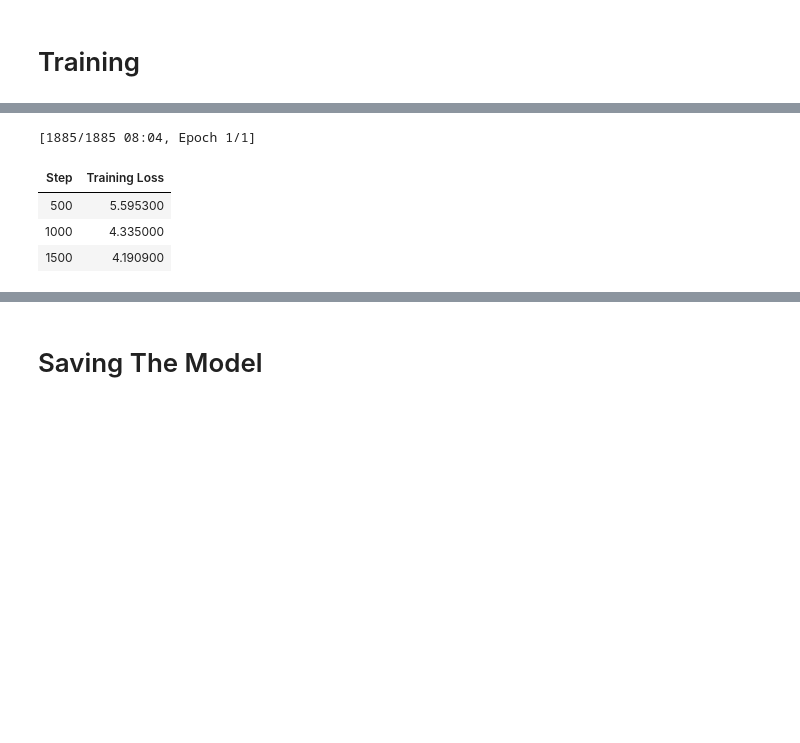
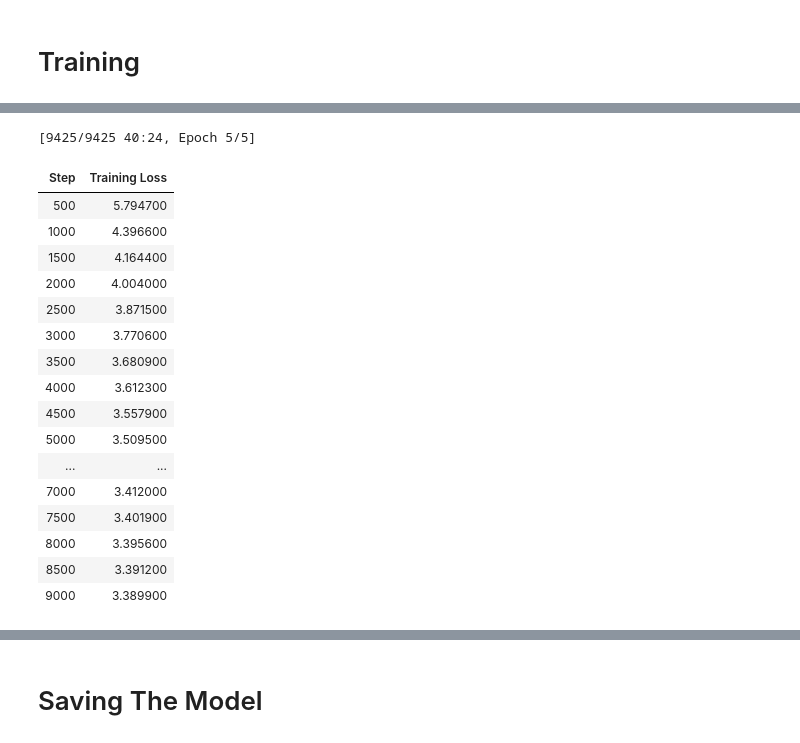
Before and after one commit to GustavoHCruz/CodingDNATransformers, a Jupyter notebook: src/main-tran-t5.ipynb, the cells around one changed output, grey strips where cells are left out. Drawn from its saved outputs; the diff is of its cells as text; code cells hidden in the pictures; blank space fills up the shorter version.

```diff
--- a/src/main-tran-t5.ipynb
+++ b/src/main-tran-t5.ipynb
@@ -96,10 +96,10 @@ Test Dataset Len: 3174
 llm.train(
   dataset=train_dataset,
   params=TrainParams(
-    epochs=1,
+    epochs=5,
     batch_size=16,
     gradient_accumulation=1,
-    lr=5e-5,
+    lr=4e-5,
     logging_steps=500
 	)
 )
@@ -110,5 +110,18 @@ llm.train(
-[1885/1885 08:04, Epoch 1/1]
+[9425/9425 40:24, Epoch 5/5]
 | Step | Training Loss |
-| 500 | 5.595300 |
-| 1000 | 4.335000 |
-| 1500 | 4.190900 |
+| 500 | 5.794700 |
+| 1000 | 4.396600 |
+| 1500 | 4.164400 |
+| 2000 | 4.004000 |
+| 2500 | 3.871500 |
+| 3000 | 3.770600 |
+| 3500 | 3.680900 |
+| 4000 | 3.612300 |
+| 4500 | 3.557900 |
+| 5000 | 3.509500 |
+| ... | ... |
+| 7000 | 3.412000 |
+| 7500 | 3.401900 |
+| 8000 | 3.395600 |
+| 8500 | 3.391200 |
+| 9000 | 3.389900 |
```
Also changed, not shown: parts of 3 cells of this notebook, 1 other file.
